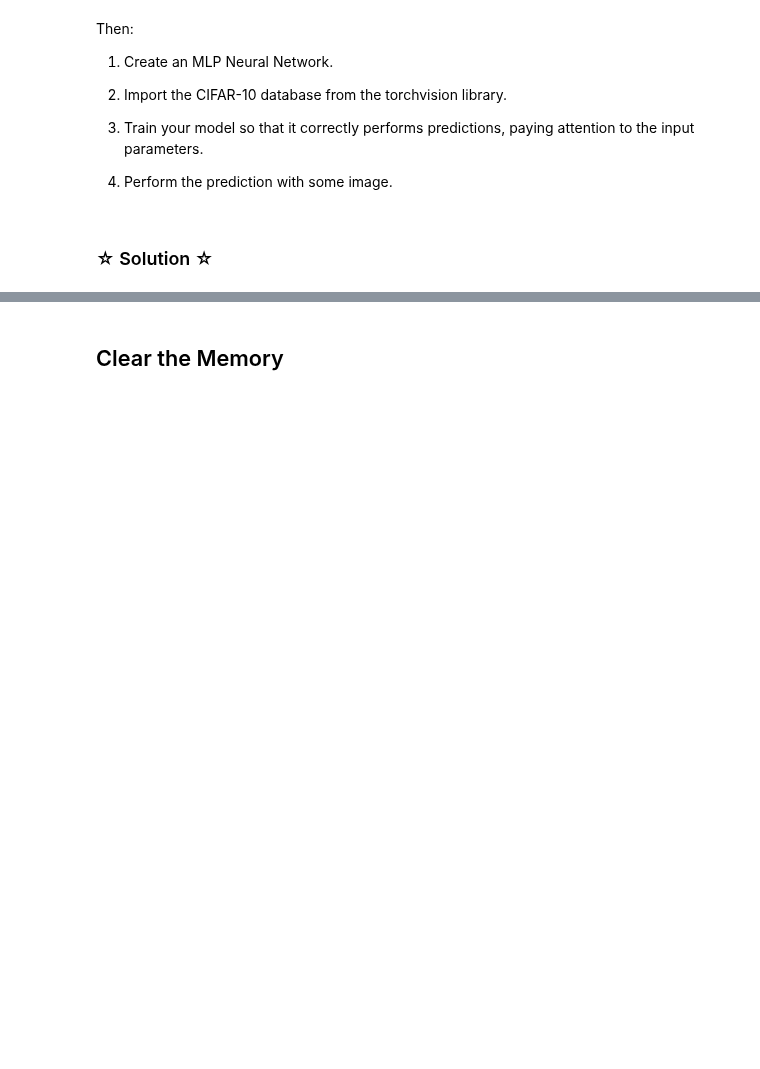
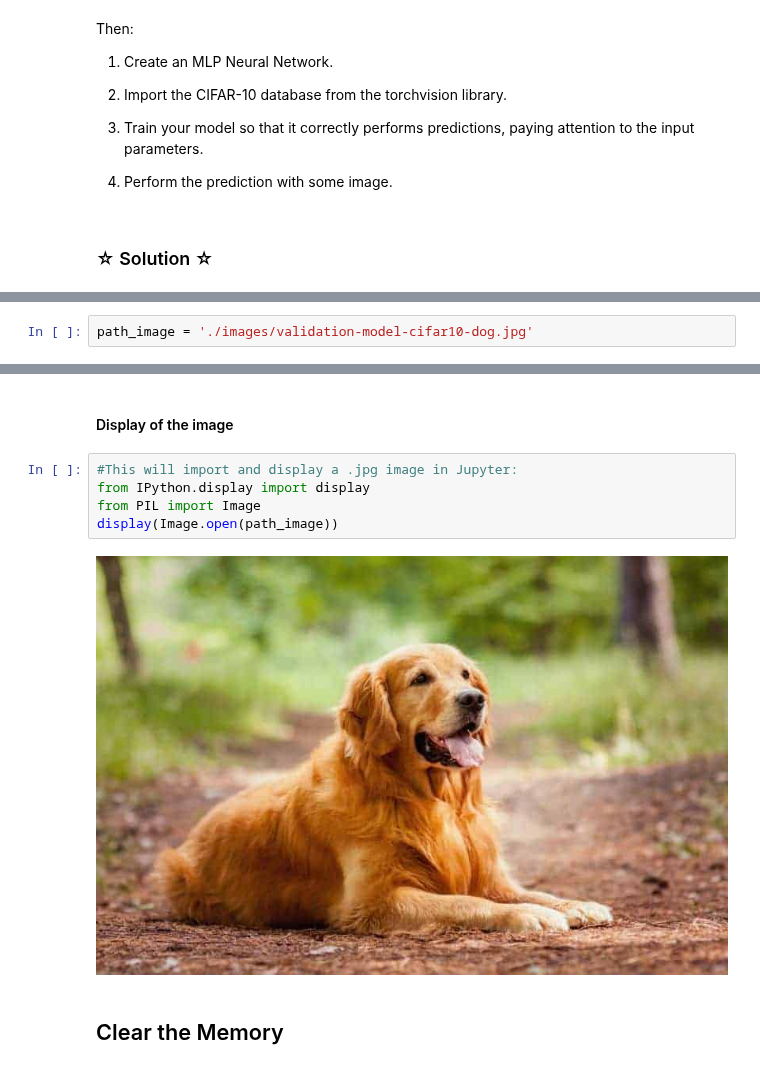
Before and after one commit to muriloboratto/AI-university-assignments, a Jupyter notebook: 2-Neural-Network/solution-assessment/04-multilayer-assessment-solution.ipynb, the cells around one changed output, grey strips where cells are left out. Drawn from its saved outputs; the diff is of its cells as text; blank space fills up the shorter version.

```diff
--- a/2-Neural-Network/solution-assessment/04-multilayer-assessment-solution.ipynb
+++ b/2-Neural-Network/solution-assessment/04-multilayer-assessment-solution.ipynb
@@ -127,0 +128,2 @@ print(f"Expected class: {classes_Cifar10[predicted_class]}")
+# %%
+path_image = './images/validation-model-cifar10-dog.jpg'
@@ -128,3 +162,12 @@ print(f"Expected class: {classes_Cifar10[predicted_class]}")
+# %% [markdown]
+#### Display of the image
+# %%
+#This will import and display a .jpg image in Jupyter:
+from IPython.display import display
+from PIL import Image
+display(Image.open(path_image))
+# %% [output]
+[figure, added]
 # %% [markdown]
 ## Clear the Memory
 # %% [markdown]
```
Also changed, not shown: parts of 8 cells of this notebook, 3 other files.
